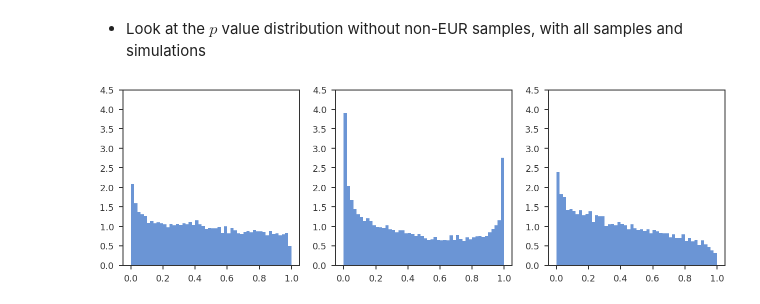
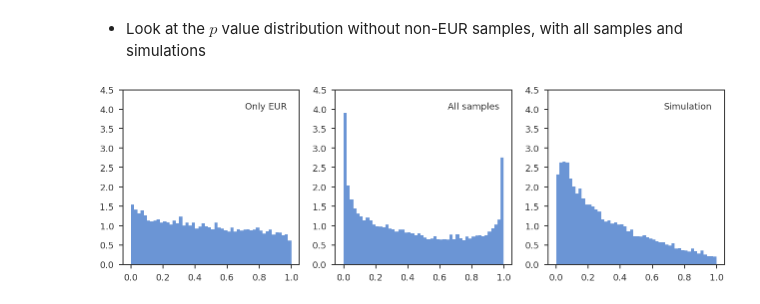
Before and after one commit to banskt/trans-eqtl-ideas, a Jupyter notebook: _notebooks/2020-06-08-comparing-trans-eQTL-pvalues-with-only-white-subset.ipynb, the cells around one changed output. Saved outputs shown, nothing was run; the diff lists cells and outputs as text; code cells hidden in the pictures.

```diff
--- a/_notebooks/2020-06-08-comparing-trans-eQTL-pvalues-with-only-white-subset.ipynb
+++ b/_notebooks/2020-06-08-comparing-trans-eQTL-pvalues-with-only-white-subset.ipynb
@@ -14,6 +14,7 @@ Path to all data files
 #collapse-hide
 teqtl_all_dir = '/usr/users/sbanerj/trans-eQTL/gtex_v8_tejaas_trans_eQTLs_20200309/protein_coding_lncRNA_fixed_gamma_alt-haa-spl-pan-wb_combined_cut5e-8'
 teqtl_eur_dir = '/cbscratch/sbanerj/trans-eqtl/dev-pipeline/gtex_v8_EUR_202006'
+teqtl_amx_dir = '/cbscratch/sbanerj/trans-eqtl/dev-pipeline/gtex_v8_AMX_202006'
 
 tissue_file = 'gtex/tissue_table.txt'
 json_file = 'gtex/gtex_v8_metadata.json'
@@ -89,20 +92,30 @@ RES_FIELDS = ['vall', 'veur']
 class CompareRes(collections.namedtuple('_CompareRes', RES_FIELDS)):
     __slots__ = ()
 
-res = dict()
+eurres = dict()
+amxres = dict()
 for tshort in whichtissues:
-    res[tshort] = list()
+    eurres[tshort] = list()
+    amxres[tshort] = list()
     teqtl_all_file = os.path.join(teqtl_all_dir, tshort, 'trans_eqtls_ldpruned.txt')
     teqtl_eur_file = os.path.join(teqtl_eur_dir, tshort,
-                                  'tejaas/raw_std/permnull_sb0.006_knn30',
+                                  'tejaas/raw_std/permnull_sb0.1_knn30',
+                                  'all_lead_transeqtl_rr.txt'
+                                 )
+    teqtl_amx_file = os.path.join(teqtl_amx_dir, tshort,
+                                  'tejaas/raw_std/permnull_sb0.1_knn30',
                                   'all_lead_transeqtl_rr.txt'
                                  )
     allvarids, allchrms, allpvals, allbppos = read_transeqtls(teqtl_all_file)
     eurvarids, eurchrms, eurpvals, eurbppos = read_transeqtls(teqtl_eur_file)
+    amxvarids, amxchrms, amxpvals, amxbppos = read_transeqtls(teqtl_amx_file)
     for i, varid in enumerate(allvarids):
         if varid in eurvarids:
             j = eurvarids.index(varid)
-            res[tshort].append(CompareRes(vall = allpvals[i], veur = eurpvals[j]))
+            eurres[tshort].append(CompareRes(vall = allpvals[i], veur = eurpvals[j]))
+        if varid in amxvarids:
+            j = amxvarids.index(varid)
+            amxres[tshort].append(CompareRes(vall = allpvals[i], veur = amxpvals[j]))
 # %% [markdown]
 ## Plots
  * Compare $-\log_{10} (p)$ with and without non-EUR samples
@@ -137,7 +167,7 @@ Load $p$ values for `all samples`, `EUR samples` and `simulations`
 #collapse-hide
 tshort = 'sse'
 teqtl_eur_file = os.path.join(teqtl_eur_dir, tshort,
-                              'tejaas/raw_std/permnull_sb0.006_knn30/chr21',
+                              'tejaas/raw_std/permnull_sb0.1_knn30/chr21',
                               'rr.txt')
 teqtl_all_file = os.path.join('/scratch/sbanerj/trans-eqtl/dev-pipeline/gtex_v8_202003', tshort,
                               'tejaas/raw_std/permnull_sb0.1_knn30/chr21',
@@ -145,7 +175,7 @@ teqtl_all_file = os.path.join('/scratch/sbanerj/trans-eqtl/dev-pipeline/gtex_v8_
                              )
 teqtl_sim_file = os.path.join('/cbscratch/sbanerj/trans-eqtl/simulation',
                               '12639_450_10_800_30_100_100_0.01_0.5_0.0_1.0_0.6_4.0_0.1_20_0.02/sim001',
-                              'tejaas/permnull_sb0.01/raw_knn30/peer0',
+                              'tejaas/permnull_sb0.2/raw_knn30/peer0',
                               'rr.txt'
                              )
 eurvarids, eurchrms, eurpvals, eurbppos = read_transeqtls(teqtl_eur_file)
@@ -156,15 +186,23 @@ simvarids, simchrms, simpvals, simbppos = read_transeqtls(teqtl_sim_file)
 # %%
 #collapse-hide
 fig = plt.figure(figsize = (18,6))
 ax1 = fig.add_subplot(131)
 ax2 = fig.add_subplot(132)
 ax3 = fig.add_subplot(133)
 ax1.hist(eurpvals, alpha = 0.7, bins = 50, lw = 0, density = True)
 ax2.hist(allpvals, alpha = 0.7, bins = 50, lw = 0, density = True)
 ax3.hist(simpvals, alpha = 0.7, bins = 50, lw = 0, density = True)
+
+ax1.text(0.93, 0.93, 'Only EUR',
+         transform=ax1.transAxes, verticalalignment='top', horizontalalignment = 'right')
+ax2.text(0.93, 0.93, 'All samples',
+         transform=ax2.transAxes, verticalalignment='top', horizontalalignment = 'right')
+ax3.text(0.93, 0.93, 'Simulation',
+         transform=ax3.transAxes, verticalalignment='top', horizontalalignment = 'right')
+
 for ax in [ax1, ax2, ax3]:
     ax.set_ylim([0, 4.5])
 plt.tight_layout()
 plt.show()
 # %% [output]
-[figure, old version]
+[figure, new version]
```
Also changed, not shown: parts of 3 cells of this notebook, 3 other files.
